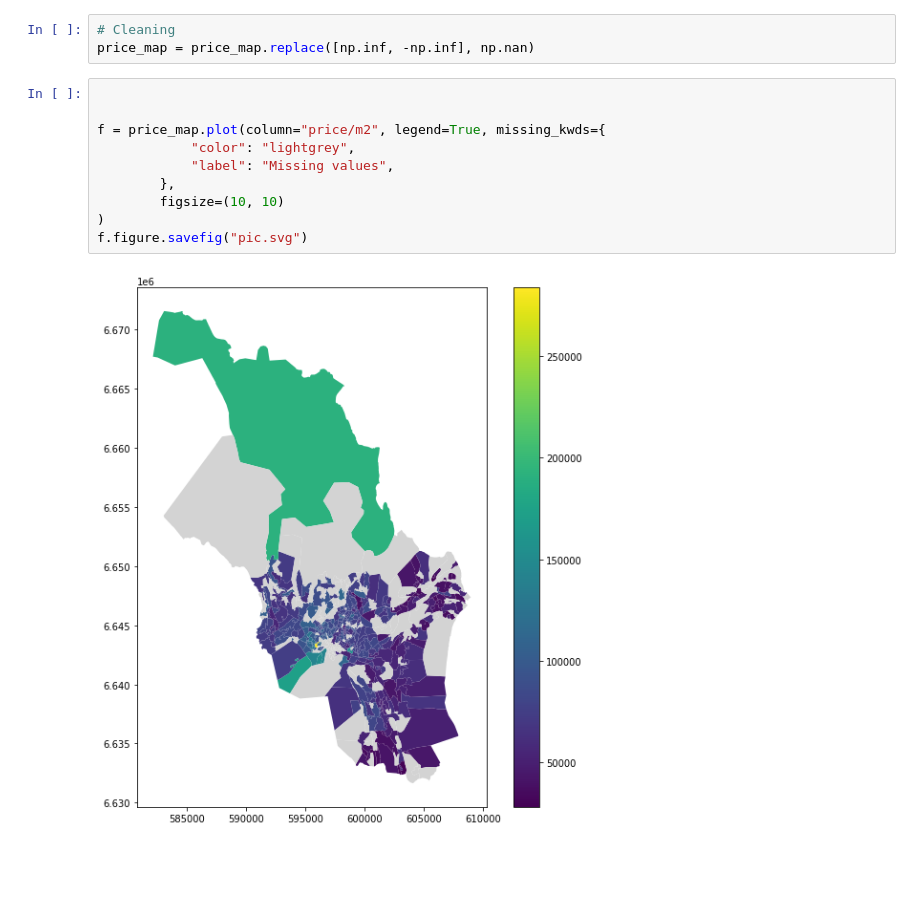
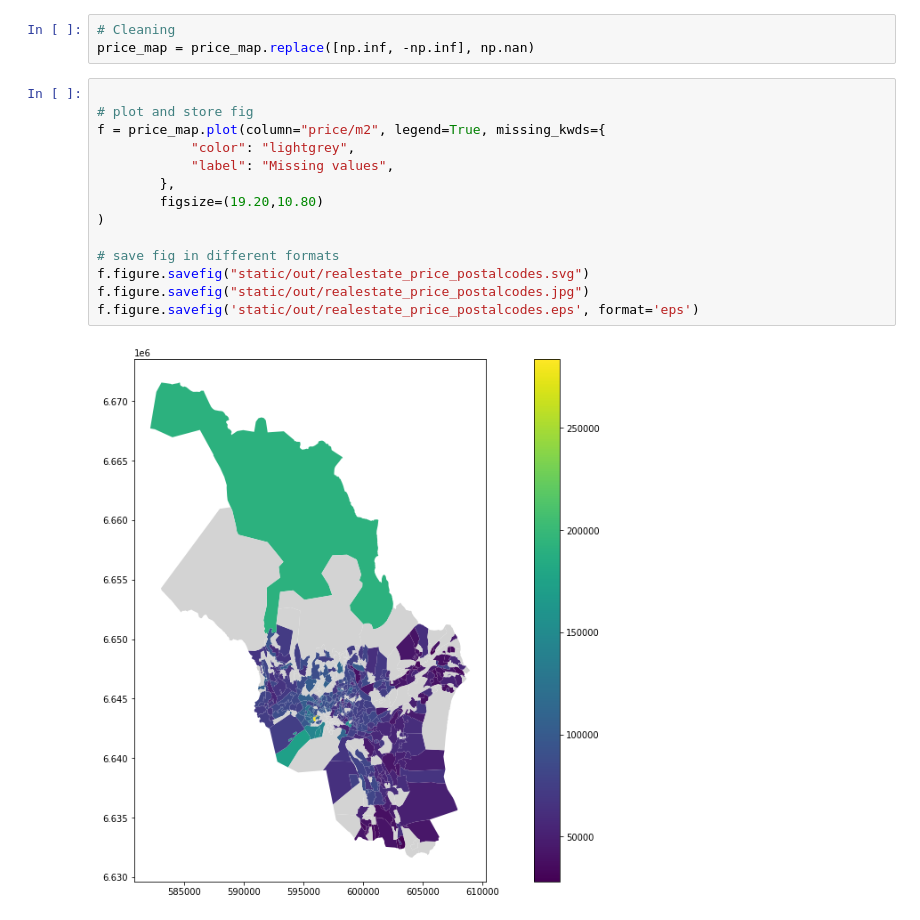
Before and after one commit to sander-skjulsvik/maps, a Jupyter notebook: Untitled.ipynb, the cells around one changed output. Drawn from its saved outputs; the diff is of its cells as text; blank space fills up the shorter version.

```diff
--- a/Untitled.ipynb
+++ b/Untitled.ipynb
@@ -92,13 +92,17 @@ price_map = oslo.join(postal_codes_df, on="postnummer")
 price_map = price_map.replace([np.inf, -np.inf], np.nan)
 # %%
 
-
+# plot and store fig
 f = price_map.plot(column="price/m2", legend=True, missing_kwds={
             "color": "lightgrey",
             "label": "Missing values",
         },
-        figsize=(10, 10)
+        figsize=(19.20,10.80)
 )
-f.figure.savefig("pic.svg")
+
+# save fig in different formats
+f.figure.savefig("static/out/realestate_price_postalcodes.svg")
+f.figure.savefig("static/out/realestate_price_postalcodes.jpg")
+f.figure.savefig('static/out/realestate_price_postalcodes.eps', format='eps')
 # %% [output]
-[figure, old version]
+[figure, new version]
```
Also changed, not shown: 6 other files.
